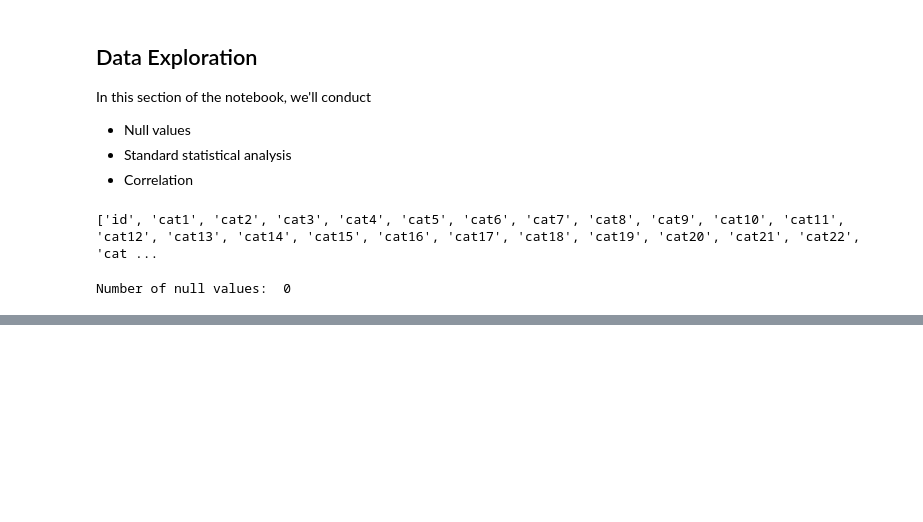
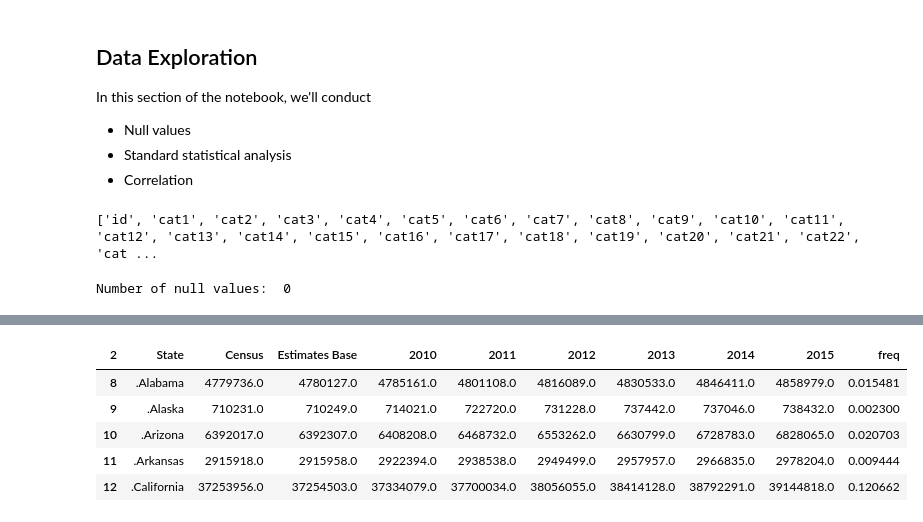
Before and after one commit to tinhnguyen20/kagswag, a Jupyter notebook: allState/Allstate.ipynb, the cells around one changed output, grey strips where cells are left out. Cells and saved outputs as stored; diff of their text form; code cells hidden in the pictures; blank space fills up the shorter version.

```diff
--- a/allState/Allstate.ipynb
+++ b/allState/Allstate.ipynb
@@ -74,0 +121,23 @@ Take a look at dmi3kno's kernel on feature engineering. (https://www.kaggle.com/
+# %%
+state_pop = pd.read_csv('https://www.census.gov/popest/data/state/totals/2015/tables/NST-EST2015-01.csv')
+# Grabbing necessary rows only
+new_columns = state_pop.loc[2, :]
+new_columns[0] = 'State'
+state_pop = state_pop.loc[range(8, 59),:]
+state_pop.columns = new_columns
+# %%
+# Converting from string ('249,924' -> 249924.0)
+int_cols = ['Census', 'Estimates Base', '2010', '2011', '2012', '2013', '2014', '2015']
+for col in int_cols:
+    state_pop[col] = state_pop[col].map(lambda x: x.replace(',', '')).astype(float)
+# %%
+total_pop = state_pop['Census'].sum()
+state_pop['freq'] = state_pop['Census']/total_pop
+state_pop.head()
+# %% [output]
+| 2 | State | Census | Estimates Base | 2010 | 2011 | 2012 | 2013 | 2014 | 2015 | freq |
+| 8 | .Alabama | 4779736.0 | 4780127.0 | 4785161.0 | 4801108.0 | 4816089.0 | 4830533.0 | 4846411.0 | 4858979.0 | 0.015481 |
+| 9 | .Alaska | 710231.0 | 710249.0 | 714021.0 | 722720.0 | 731228.0 | 737442.0 | 737046.0 | 738432.0 | 0.002300 |
+| 10 | .Arizona | 6392017.0 | 6392307.0 | 6408208.0 | 6468732.0 | 6553262.0 | 6630799.0 | 6728783.0 | 6828065.0 | 0.020703 |
+| 11 | .Arkansas | 2915918.0 | 2915958.0 | 2922394.0 | 2938538.0 | 2949499.0 | 2957957.0 | 2966835.0 | 2978204.0 | 0.009444 |
+| 12 | .California | 37253956.0 | 37254503.0 | 37334079.0 | 37700034.0 | 38056055.0 | 38414128.0 | 38792291.0 | 39144818.0 | 0.120662 |
```
Also changed, not shown: parts of 23 cells of this notebook.
